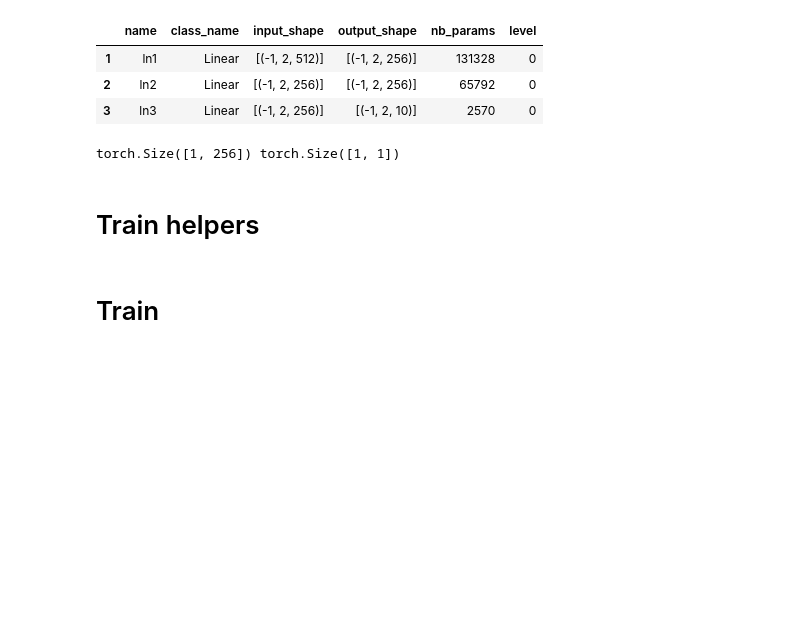
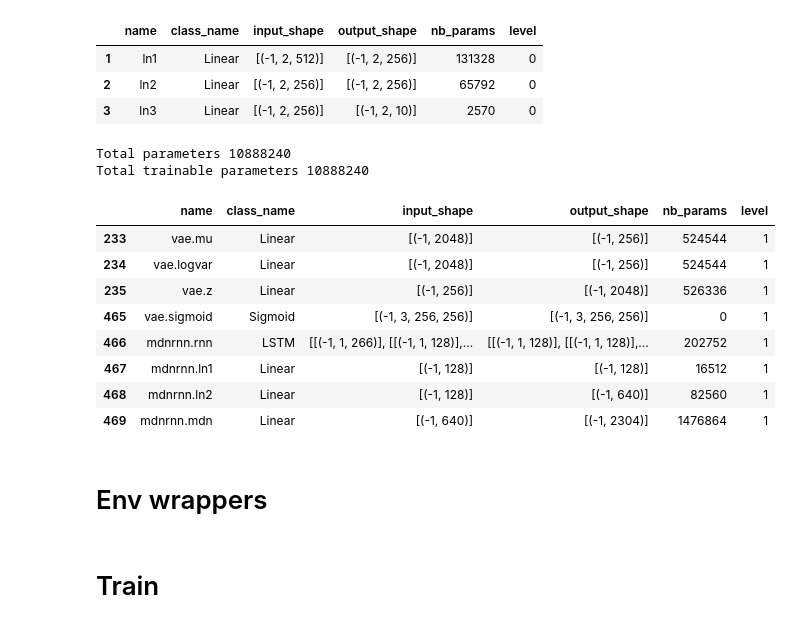
Before and after one commit to wassname/world-models-sonic-pytorch, a Jupyter notebook: 04_train_PPO_v2.ipynb, the cells around one changed output. Saved outputs shown, nothing was run; the diff lists cells and outputs as text; code cells hidden in the pictures; blank space fills up the shorter version.

```diff
--- a/04_train_PPO_v2.ipynb
+++ b/04_train_PPO_v2.ipynb
@@ -56,6 +61,7 @@ seq_len = 5
 image_size=256
 chunksize=seq_len*20
 
+verbose=True # Set this true to render (and make it go slower)
 
 
 # loss function weights
@@ -63,7 +69,8 @@ lambda_vae = 1/100
 lambda_finv = 1
 
 data_cache_file = os.path.join(config.base_vae_data_dir, 'sonic_rnn_256_v30.hdf5')
-NAME='RNN_v3b_256im_512z_1512_v4_greenfield'
+NAME ='RNN_v3b_256im_512z_1512_v5_greenfield'
+ppo_save_file = './outputs/models/PPO_greenfields_256z_v2.pkl'
 # %% [markdown]
 # Load Data
 # %% [markdown]
@@ -126,9 +127,8 @@ loaded ./outputs/models/RNN_v3b_256im_512z_1512_v4_greenfield-finv_state_dict.pk
 # %% [markdown]
 # Init
 # %%
-
 world_model = WorldModel(vae, mdnrnn, finv)
-world_model.eval()
+world_model=world_model.eval()
 world_model
 # %% [output]
 WorldModel(
@@ -227,13 +213,23 @@ Total trainable parameters 199690
 | 3 | ln3 | Linear | [(-1, 2, 256)] | [(-1, 2, 10)] | 2570 | 0 |
 # %%
 with TorchSummarizeDf(world_model) as tdf:
-    z_next = world_model(gpu_img, action)
+    z_next, z, _ = world_model(gpu_img, action)
     z_next.shape
     df_world_model = tdf.make_df()
 df_world_model[df_world_model.level<2]
 # %% [output]
-torch.Size([1, 256]) torch.Size([1, 1])
+Total parameters 10888240
+Total trainable parameters 10888240
+|  | name | class_name | input_shape | output_shape | nb_params | level |
+| 233 | vae.mu | Linear | [(-1, 2048)] | [(-1, 256)] | 524544 | 1 |
+| 234 | vae.logvar | Linear | [(-1, 2048)] | [(-1, 256)] | 524544 | 1 |
+| 235 | vae.z | Linear | [(-1, 256)] | [(-1, 2048)] | 526336 | 1 |
+| 465 | vae.sigmoid | Sigmoid | [(-1, 3, 256, 256)] | [(-1, 3, 256, 256)] | 0 | 1 |
+| 466 | mdnrnn.rnn | LSTM | [[(-1, 1, 266)], [[(-1, 1, 128)],... | [[(-1, 1, 128)], [[(-1, 1, 128)],... | 202752 | 1 |
+| 467 | mdnrnn.ln1 | Linear | [(-1, 128)] | [(-1, 128)] | 16512 | 1 |
+| 468 | mdnrnn.ln2 | Linear | [(-1, 128)] | [(-1, 640)] | 82560 | 1 |
+| 469 | mdnrnn.mdn | Linear | [(-1, 640)] | [(-1, 2304)] | 1476864 | 1 |
 # %%
 del img, action, gpu_img, x, mu, z
-# %% [markdown]
-# Train helpers
+# %% [markdown]
+# Env wrappers
```
Also changed, not shown: parts of 22 cells of this notebook, 6 other files.
